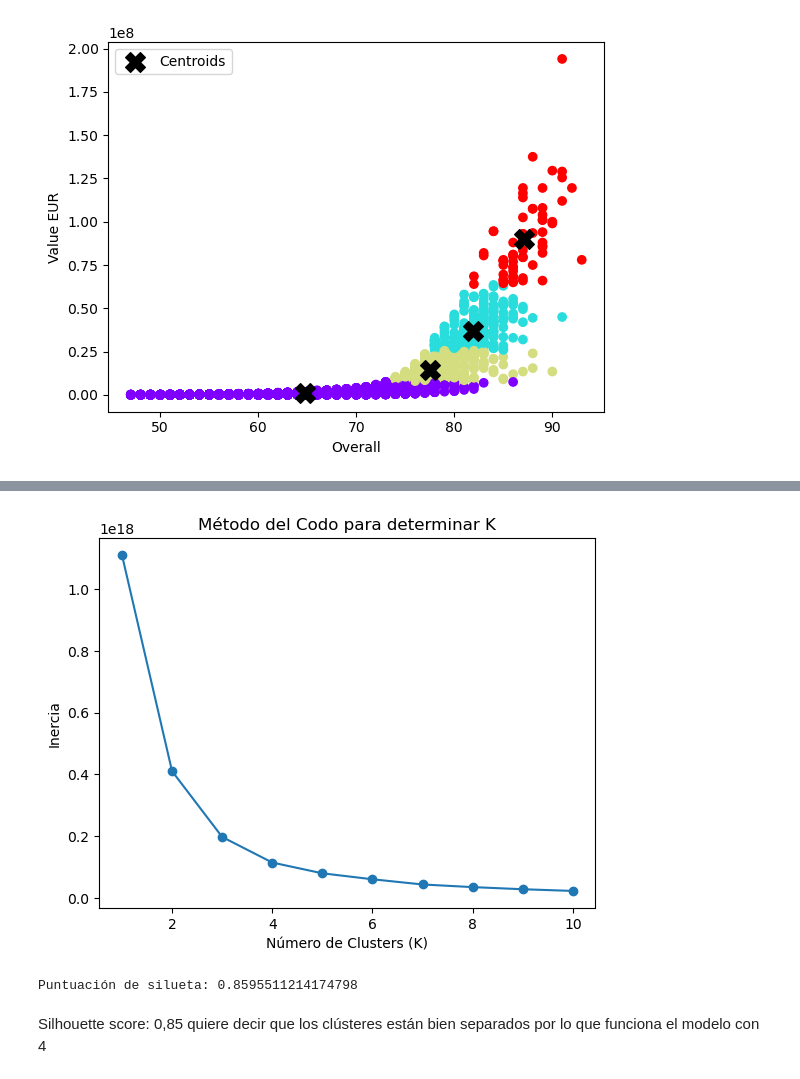
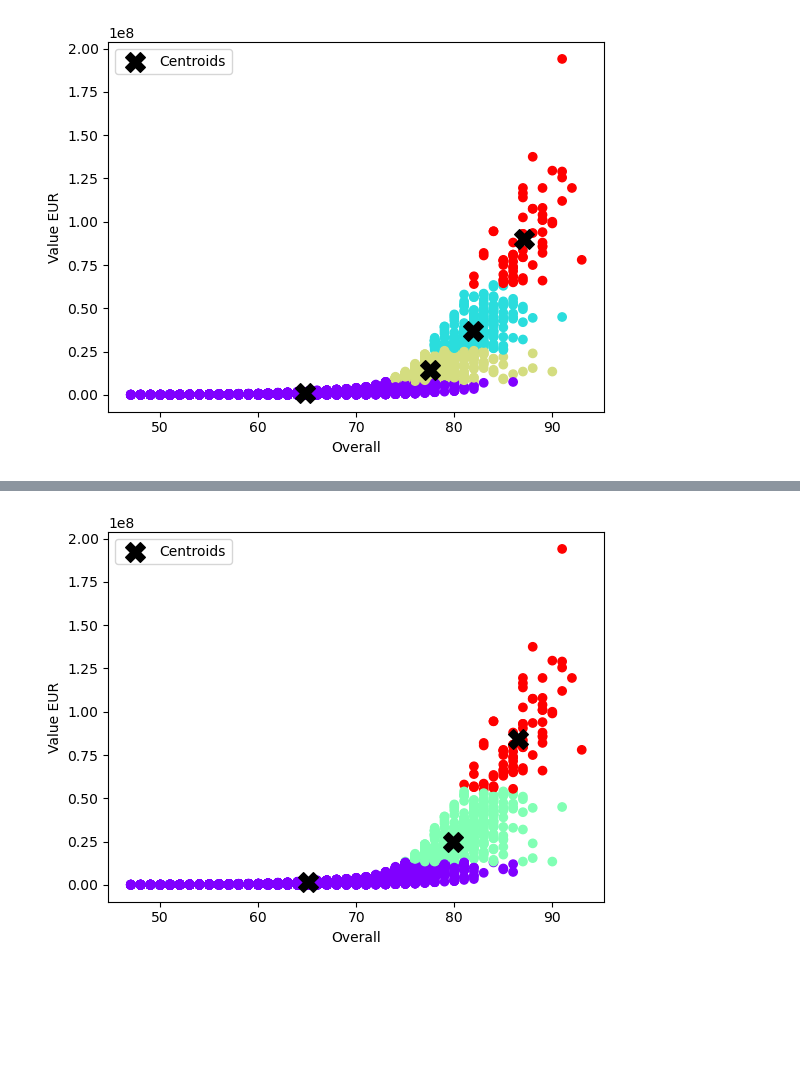
Before and after one commit to melibraile/Entrega-Final-Grupo-5, a Jupyter notebook: Notebooks/FIFA 22.ipynb, the cells around one changed output, grey strips where cells are left out. Saved outputs shown, nothing was run; the diff lists cells and outputs as text; code cells hidden in the pictures; blank space fills up the shorter version.

```diff
--- a/Notebooks/FIFA 22.ipynb
+++ b/Notebooks/FIFA 22.ipynb
@@ -390,34 +343,24 @@ fifa = fifa.dropna()
-# %%
-fifa_codo = np.random.rand(100, 2)
-
-# Rango de valores de K que probamos
-k_values = range(1, 11)
-
-# Calculo de la inercia para diferentes valores de K
-inertia = []
-for k in k_values:
-    kmeans = KMeans(n_clusters=k, random_state=0)
-    kmeans.fit(fifa)
-    inertia.append(kmeans.inertia_)
-
-#  Curva del codo
-plt.plot(k_values, inertia, marker='o')
-plt.xlabel('Número de Clusters (K)')
-plt.ylabel('Inercia')
-plt.title('Método del Codo para determinar K')
-plt.show()
-# %% [output]
-[figure, removed]
-# %%
-from sklearn.metrics import silhouette_score
-
-kmeans = KMeans(n_clusters=4, random_state=0)
-labels = kmeans.fit_predict(fifa)  # Reemplaza X con tus datos
-
-# Calcula la puntuación de silueta
-silhouette_avg = silhouette_score(X, labels)
-print(f"Puntuación de silueta: {silhouette_avg}")
-# %% [output]
-Puntuación de silueta: 0.8595511214174798
-# %% [markdown]
-Silhouette score: 0,85 quiere decir que los clústeres están bien separados por lo que funciona el modelo con 4
+# %%
+num_clusters = 3
+
+# Crea un objeto KMeans
+kmeans = KMeans(n_clusters=num_clusters, random_state=0)
+# %%
+# Aplicamos K-Means y entrenamos el modelo
+kmeans.fit(X)
+
+# Etiquetas de cluster asignadas a cada punto
+labels = kmeans.labels_
+
+# Coordenadas de los centroides de los clusters
+centroids = kmeans.cluster_centers_
+
+# Plotea los datos y los clusters encontrados
+plt.scatter(X['overall'], X['value_eur'], c=labels, cmap='rainbow')
+plt.scatter(centroids[:, 0], centroids[:, 1], marker='X', s=200, c='black', label='Centroids')
+plt.xlabel('Overall')
+plt.ylabel('Value EUR')
+plt.legend()
+plt.show()
+# %% [output]
+[figure, added]
```
Also changed, not shown: parts of 20 cells of this notebook.
